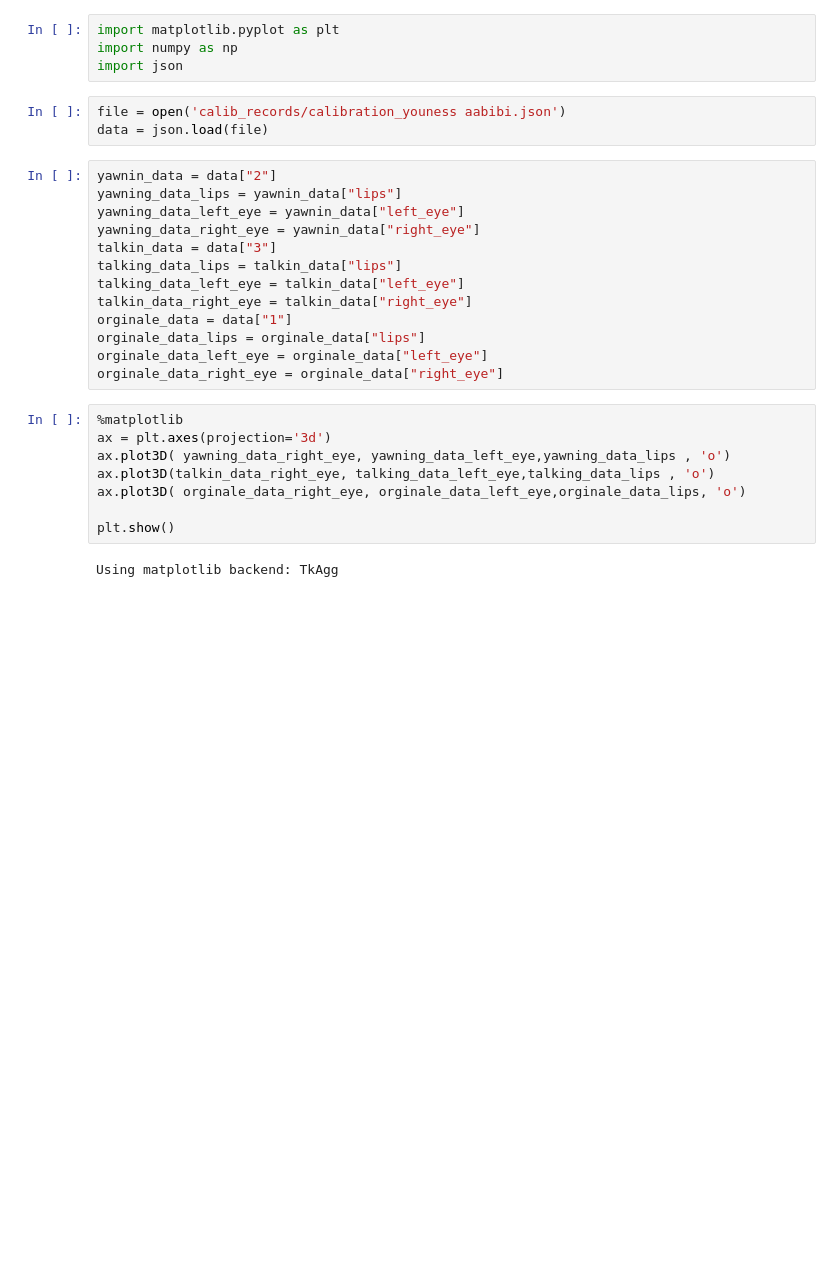
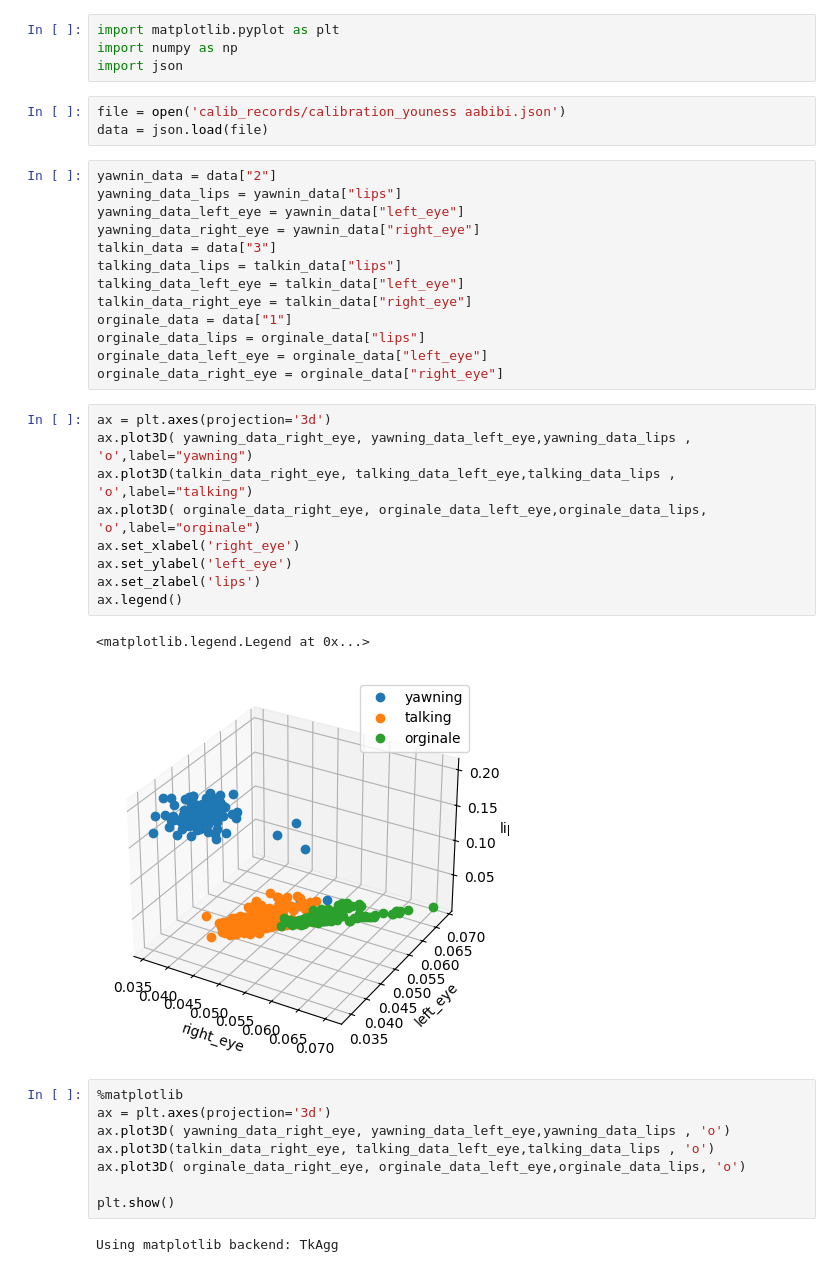
Before and after one commit to Younessab12/GIIAProject_factory_safty, a Jupyter notebook: profiling&calib/3Dploting.ipynb, the cells around one changed output. Drawn from its saved outputs; the diff is of its cells as text; blank space fills up the shorter version.

```diff
--- a/profiling&calib/3Dploting.ipynb
+++ b/profiling&calib/3Dploting.ipynb
@@ -18,6 +18,18 @@ orginale_data = data["1"]
 orginale_data_lips = orginale_data["lips"]
 orginale_data_left_eye = orginale_data["left_eye"]
 orginale_data_right_eye = orginale_data["right_eye"]
+# %%
+ax = plt.axes(projection='3d')
+ax.plot3D( yawning_data_right_eye, yawning_data_left_eye,yawning_data_lips , 'o',label="yawning")
+ax.plot3D(talkin_data_right_eye, talking_data_left_eye,talking_data_lips , 'o',label="talking")
+ax.plot3D( orginale_data_right_eye, orginale_data_left_eye,orginale_data_lips, 'o',label="orginale")
+ax.set_xlabel('right_eye')
+ax.set_ylabel('left_eye')
+ax.set_zlabel('lips')
+ax.legend()
+# %% [output]
+<matplotlib.legend.Legend at 0x...>
+[figure, added]
 # %%
 %matplotlib
 ax = plt.axes(projection='3d')
```
Also changed, not shown: 4 other files.
